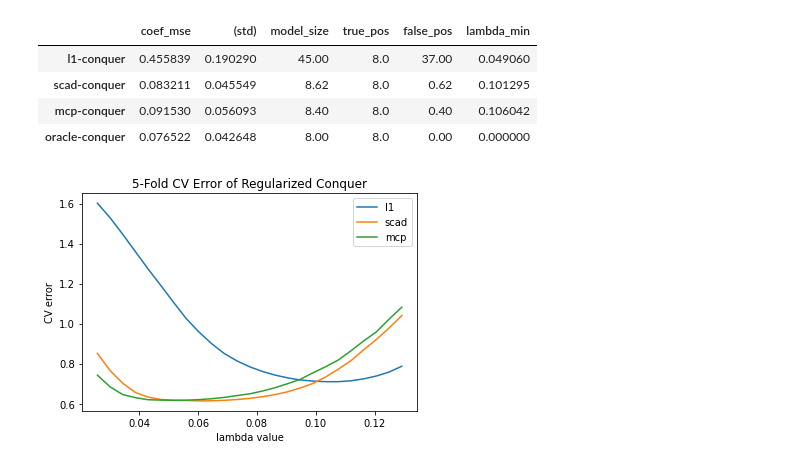
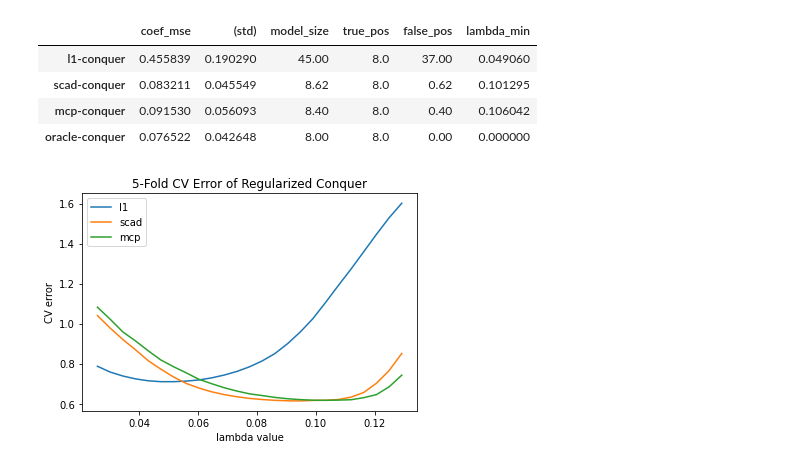
Before and after one commit to WenxinZhou/conquer, a Jupyter notebook: experiments/hd_example.ipynb, the cells around one changed output. Saved outputs shown, nothing was run; the diff lists cells and outputs as text; code cells hidden in the pictures.

```diff
--- a/experiments/hd_example.ipynb
+++ b/experiments/hd_example.ipynb
@@ -487,17 +487,17 @@ cv_out
 # %%
 def cv_legend(x, y1, y2, y3):
     plt.clf()
     plt.plot(x,y1,label='l1')
     plt.plot(x,y2,label='scad')
     plt.plot(x,y3,label='mcp')
     plt.title("5-Fold CV Error of Regularized Conquer")
     plt.xlabel("lambda value")
     plt.ylabel("CV error")
     plt.legend()
 
-cv_legend(lambda_seq,
+cv_legend(lambda_seq[::-1],
           np.mean(cv_err[0,:,:], axis=1),
           np.mean(cv_err[1,:,:], axis=1),
           np.mean(cv_err[2,:,:], axis=1))
 # %% [output]
-[figure, old version]
+[figure, new version]
```
